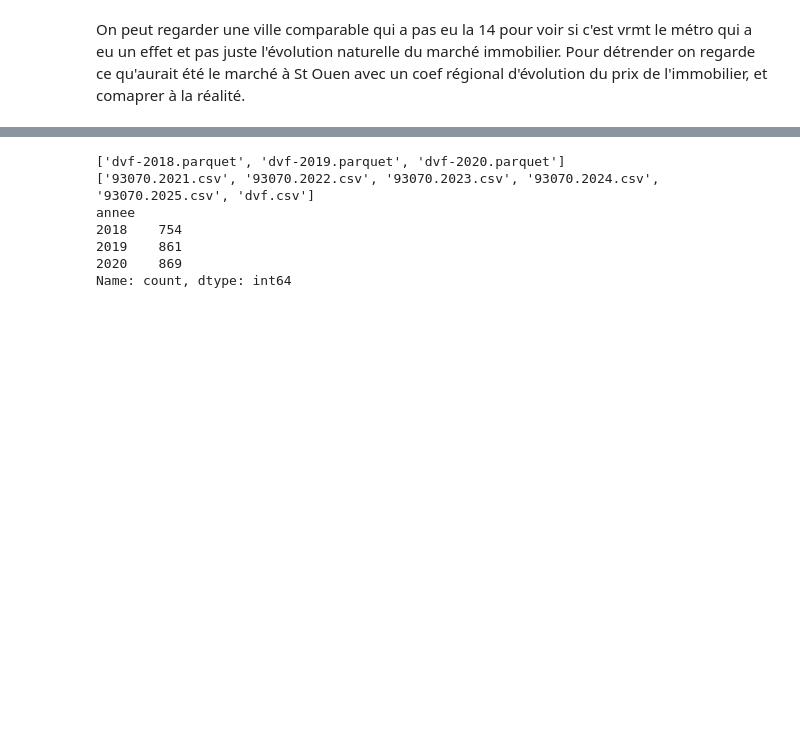
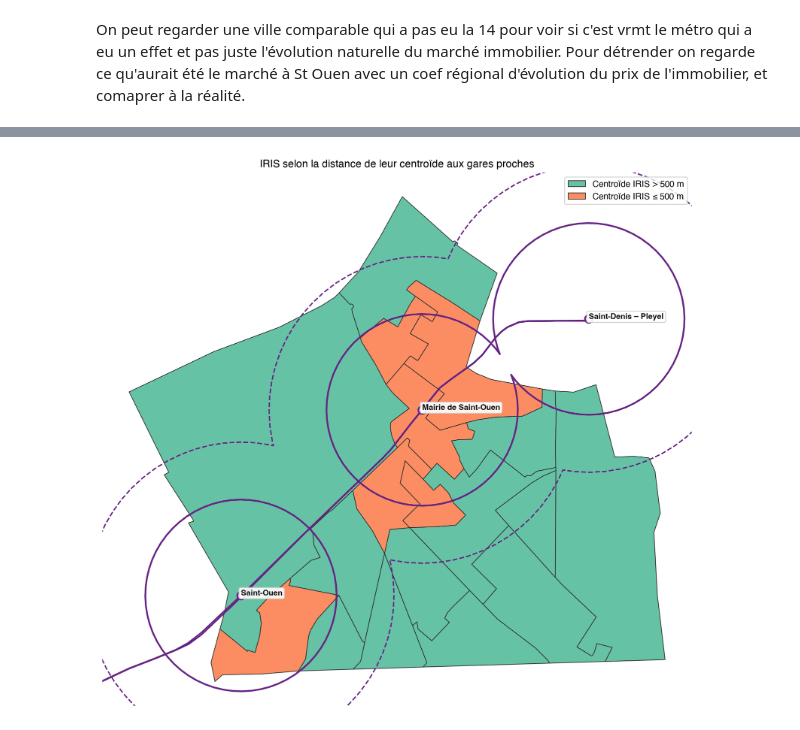
Before and after one commit to borhaney/projet_python_2a_ensae, a Jupyter notebook: notebook_borhane.ipynb, the cells around one changed output, grey strips where cells are left out. Saved outputs shown, nothing was run; the diff lists cells and outputs as text; code cells hidden in the pictures; blank space fills up the shorter version.

```diff
--- a/notebook_borhane.ipynb
+++ b/notebook_borhane.ipynb
@@ -390,12 +106,57 @@ annee
-# %%
-print(sorted(glob.glob("*.parquet")))
-print(sorted(glob.glob("*.csv")))
-print(df_logements["annee"].value_counts().sort_index())
-# %% [output]
-['dvf-2018.parquet', 'dvf-2019.parquet', 'dvf-2020.parquet']
-['93070.2021.csv', '93070.2022.csv', '93070.2023.csv', '93070.2024.csv', '93070.2025.csv', 'dvf.csv']
-annee
-2018    754
-2019    861
-2020    869
-Name: count, dtype: int64
+# %%
+DISTANCE_SEUIL_M = 500
+zone_etude_analysis, gdf_buf_500, gdf_buf_800 = calculer_zones_tampons(
+    zone_etude,
+    stations_proches,
+    dist_traitee=DISTANCE_SEUIL_M,
+    dist_etendue=800,
+)
+
+noms_groupes = {
+    f"Zone Traitée (< {DISTANCE_SEUIL_M}m)": f"Centroïde IRIS ≤ {DISTANCE_SEUIL_M} m",
+    f"Zone Contrôle (≥ {DISTANCE_SEUIL_M}m)": f"Centroïde IRIS > {DISTANCE_SEUIL_M} m",
+}
+zone_etude_analysis["groupe"] = zone_etude_analysis["groupe"].replace(noms_groupes)
+
+fig, ax = plt.subplots(figsize=(11, 9))
+zone_etude_analysis.plot(
+    column="groupe",
+    categorical=True,
+    cmap="Set2",
+    linewidth=0.8,
+    edgecolor="#333333",
+    legend=True,
+    ax=ax,
+    zorder=1,
+)
+gdf_buf_800.plot(
+    ax=ax,
+    facecolor="none",
+    edgecolor="#662483",
+    linestyle="--",
+    linewidth=1.5,
+    zorder=2,
+)
+gdf_buf_500.plot(
+    ax=ax,
+    facecolor="none",
+    edgecolor="#662483",
+    linewidth=2.0,
+    zorder=3,
+)
+traces_transport.plot(ax=ax, color="#662483", linewidth=1.5, zorder=4)
+stations_proches.plot(
+    ax=ax,
+    color="white",
+    edgecolor="#662483",
+    linewidth=2.0,
+    markersize=75,
+    zorder=5,
+)
+etiqueter_stations(ax, stations_proches, fontsize=9)
+cadrer_carte(ax, zone_etude_analysis)
+ax.set_title("IRIS selon la distance de leur centroïde aux gares proches")
+plt.tight_layout()
+plt.show()
+# %% [output]
+[figure, added]
```
Also changed, not shown: parts of 17 cells of this notebook, 2 other files.
